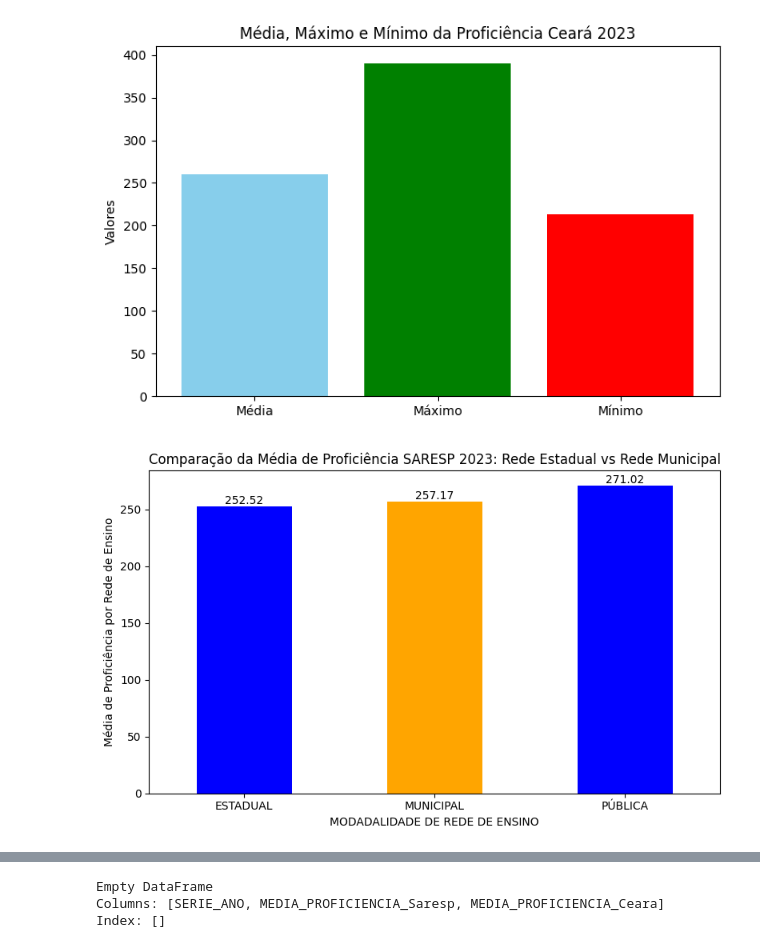
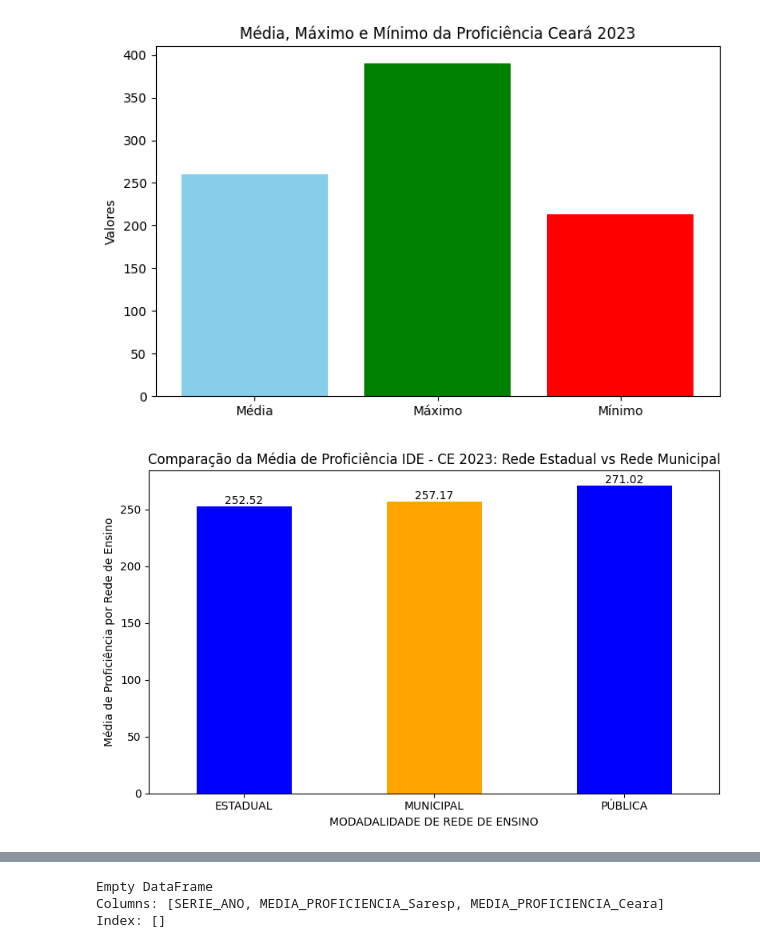
Before and after one commit to reprograma/on35-python-s17-s18-projeto-final, a Jupyter notebook: Projeto-Final-Denise_Renata/Projeto-Final_De_Re.ipynb, the cells around one changed output, grey strips where cells are left out. Saved outputs shown, nothing was run; the diff lists cells and outputs as text; code cells hidden in the pictures.

```diff
--- a/Projeto-Final-Denise_Renata/Projeto-Final_De_Re.ipynb
+++ b/Projeto-Final-Denise_Renata/Projeto-Final_De_Re.ipynb
@@ -413,26 +413,26 @@ media_por_rede = dfCeara.groupby('REDE DE ENSINO')['MEDIA_PROFICIENCIA'].mean()
 # %%
 import pandas as pd
 import matplotlib.pyplot as plt
 
 # Criar gráfico de barras
 plt.figure(figsize=(8, 5))
 media_por_rede.plot(kind='bar', color=['blue', 'orange'])
 
 # Adicionar título e rótulos
-plt.title('Comparação da Média de Proficiência SARESP 2023: Rede Estadual vs Rede Municipal')
+plt.title('Comparação da Média de Proficiência IDE - CE 2023: Rede Estadual vs Rede Municipal')
 plt.ylabel('Média de Proficiência por Rede de Ensino')
 plt.xlabel('MODADALIDADE DE REDE DE ENSINO')
 
 # Adicionar valores em cima das barras
 for index, value in enumerate(media_por_rede):
     plt.text(index, value, round(value, 2), ha='center', va='bottom')
 
 # Exibir o gráfico
 plt.xticks(rotation=0)  # Para manter os rótulos na horizontal
 plt.tight_layout()  # Para ajustar o layout
 plt.show()
 # %% [output]
-[figure, old version]
+[figure, new version]
 # %%
 # Filtrar para manter apenas o 9º ano no DataFrame dfSaresp
 dfSaresp = dfSaresp[dfSaresp['SERIE_ANO'] == '9º Ano EF']
```
Also changed, not shown: parts of 1 cell of this notebook, 1 other file.
